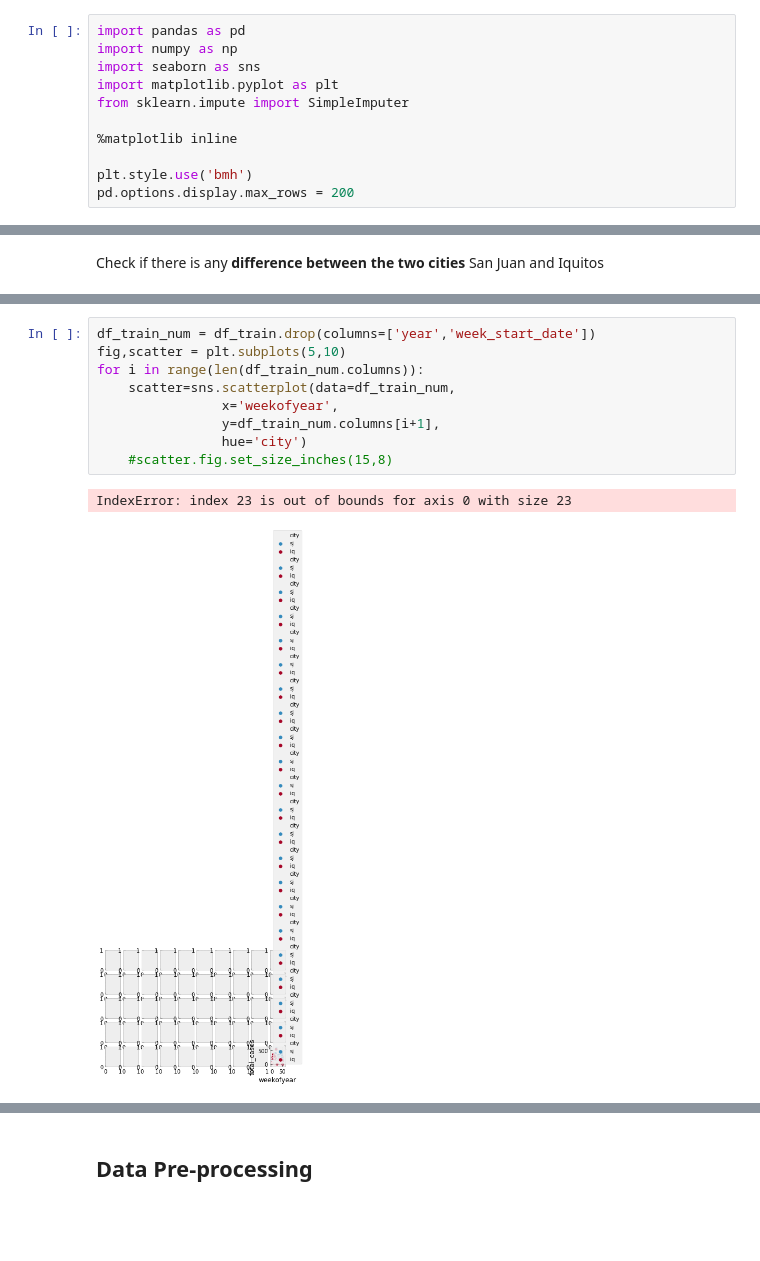
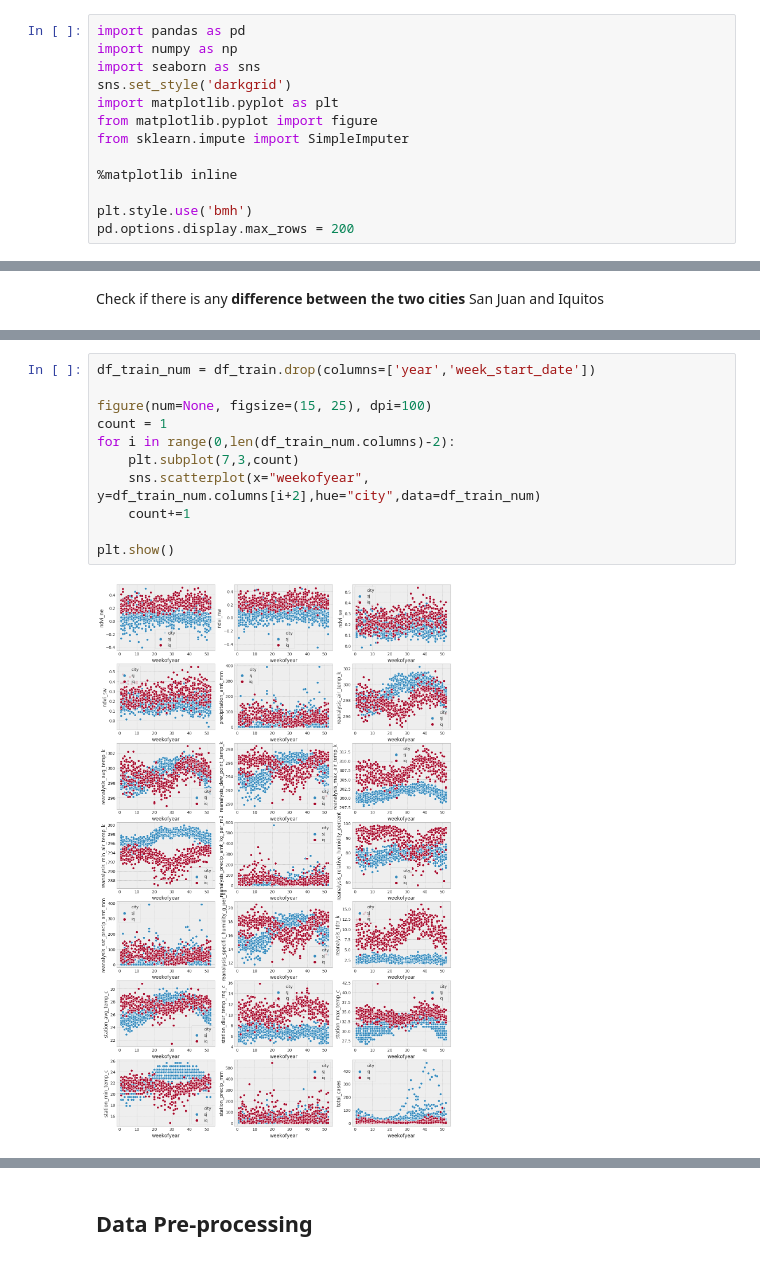
Before and after one commit to giuliamart/capstone_project_MLEN, a Jupyter notebook: DengAI_ Predicting Disease Spread.ipynb, the cells around one changed output, grey strips where cells are left out. Cells and saved outputs as stored; diff of their text form; blank space fills up the shorter version.

```diff
--- a/DengAI_ Predicting Disease Spread.ipynb
+++ b/DengAI_ Predicting Disease Spread.ipynb
@@ -73,7 +73,9 @@ Importing data and all needed libraries
 import pandas as pd
 import numpy as np
 import seaborn as sns
+sns.set_style('darkgrid')
 import matplotlib.pyplot as plt
+from matplotlib.pyplot import figure
 from sklearn.impute import SimpleImputer
 
 %matplotlib inline
@@ -172,12 +167,13 @@ plt.show()
 # %%
 df_train_num = df_train.drop(columns=['year','week_start_date'])
-fig,scatter = plt.subplots(5,10)
-for i in range(len(df_train_num.columns)):
-    scatter=sns.scatterplot(data=df_train_num,
-                x='weekofyear',
-                y=df_train_num.columns[i+1],
-                hue='city')
-    #scatter.fig.set_size_inches(15,8)
+
+figure(num=None, figsize=(15, 25), dpi=100)
+count = 1
+for i in range(0,len(df_train_num.columns)-2):
+    plt.subplot(7,3,count)
+    sns.scatterplot(x="weekofyear", y=df_train_num.columns[i+2],hue="city",data=df_train_num)
+    count+=1
+
+plt.show()
 # %% [output]
-IndexError: index 23 is out of bounds for axis 0 with size 23
-[figure, old version]
+[figure, new version]
```
Also changed, not shown: parts of 3 cells of this notebook.
